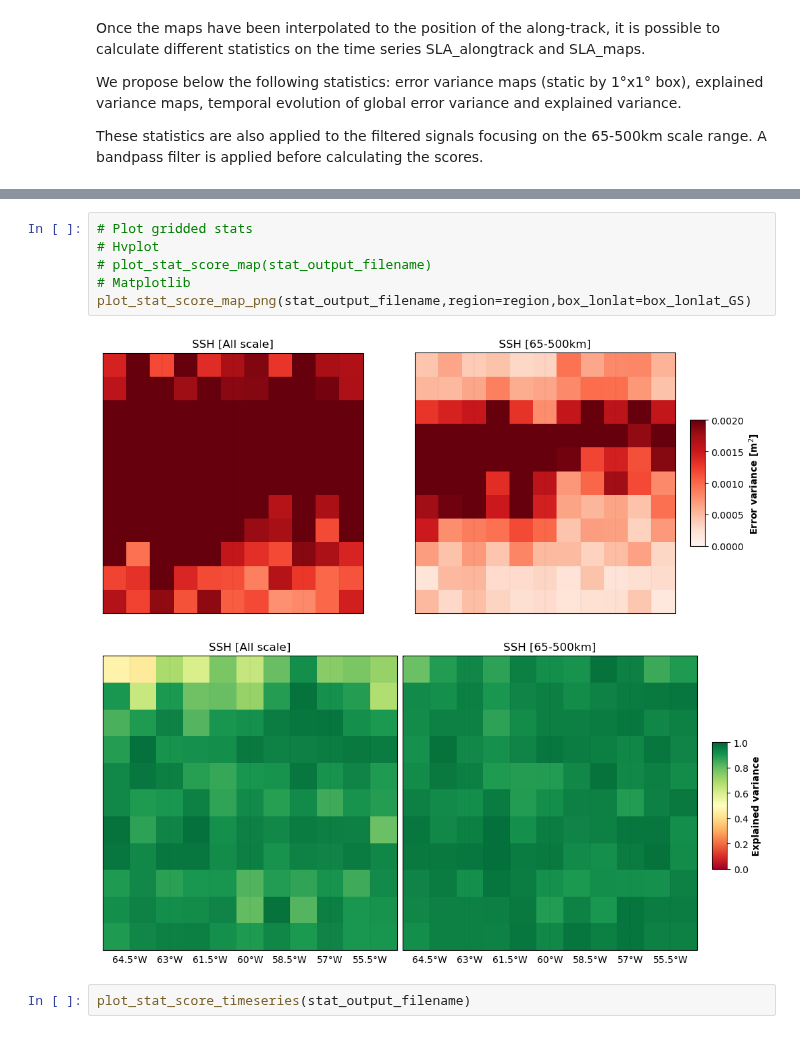
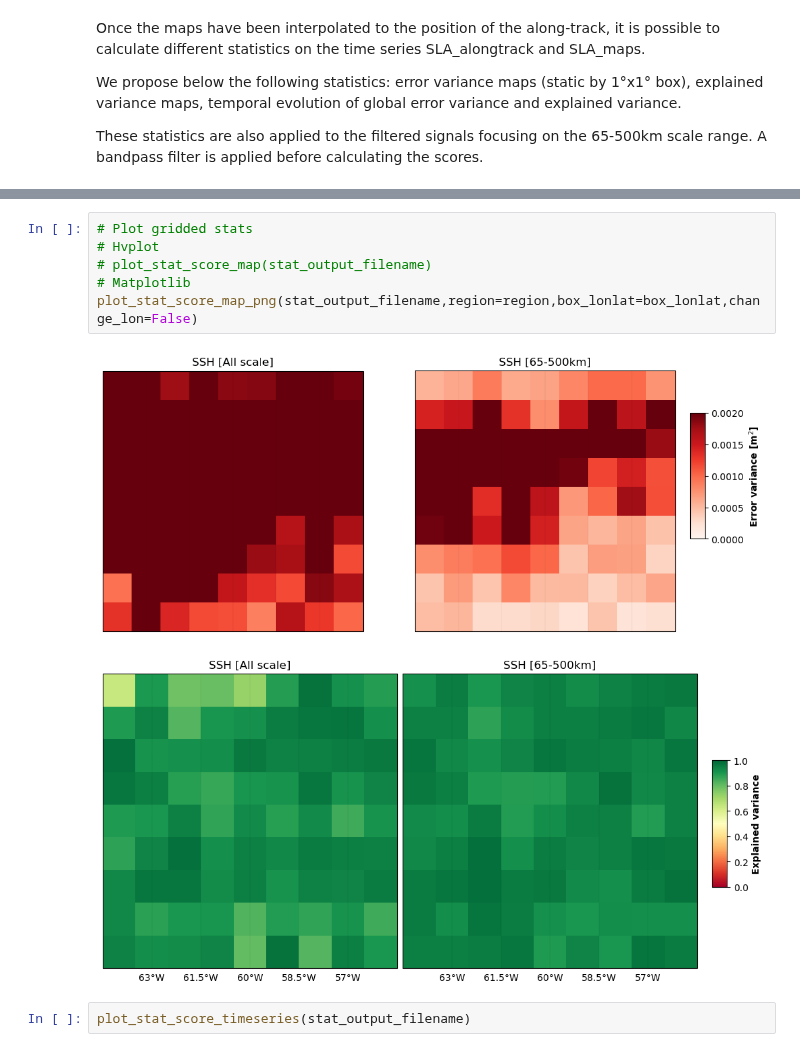
Before and after one commit to ocean-data-challenges/2023a_SSH_mapping_OSE, a Jupyter notebook: nb_diags_gulfstream/ssh_scores_DUACS_geos_GS.ipynb, the cells around one changed output, grey strips where cells are left out. Saved outputs shown, nothing was run; the diff lists cells and outputs as text.

```diff
--- a/nb_diags_gulfstream/ssh_scores_DUACS_geos_GS.ipynb
+++ b/nb_diags_gulfstream/ssh_scores_DUACS_geos_GS.ipynb
@@ -291,12 +296,12 @@ compute_stat_scores(ds_interp, lambda_min, lambda_max, stat_output_filename,meth
 # %%
 # Plot gridded stats
 # Hvplot
 # plot_stat_score_map(stat_output_filename)
 # Matplotlib
-plot_stat_score_map_png(stat_output_filename,region=region,box_lonlat=box_lonlat_GS)
+plot_stat_score_map_png(stat_output_filename,region=region,box_lonlat=box_lonlat,change_lon=False)
 # %% [output]
-[figure, old version]
+[figure, new version]
-[figure, old version]
+[figure, new version]
 # %%
 plot_stat_score_timeseries(stat_output_filename)
 # %% [output]
```
Also changed, not shown: parts of 8 cells of this notebook, 22 other files.
